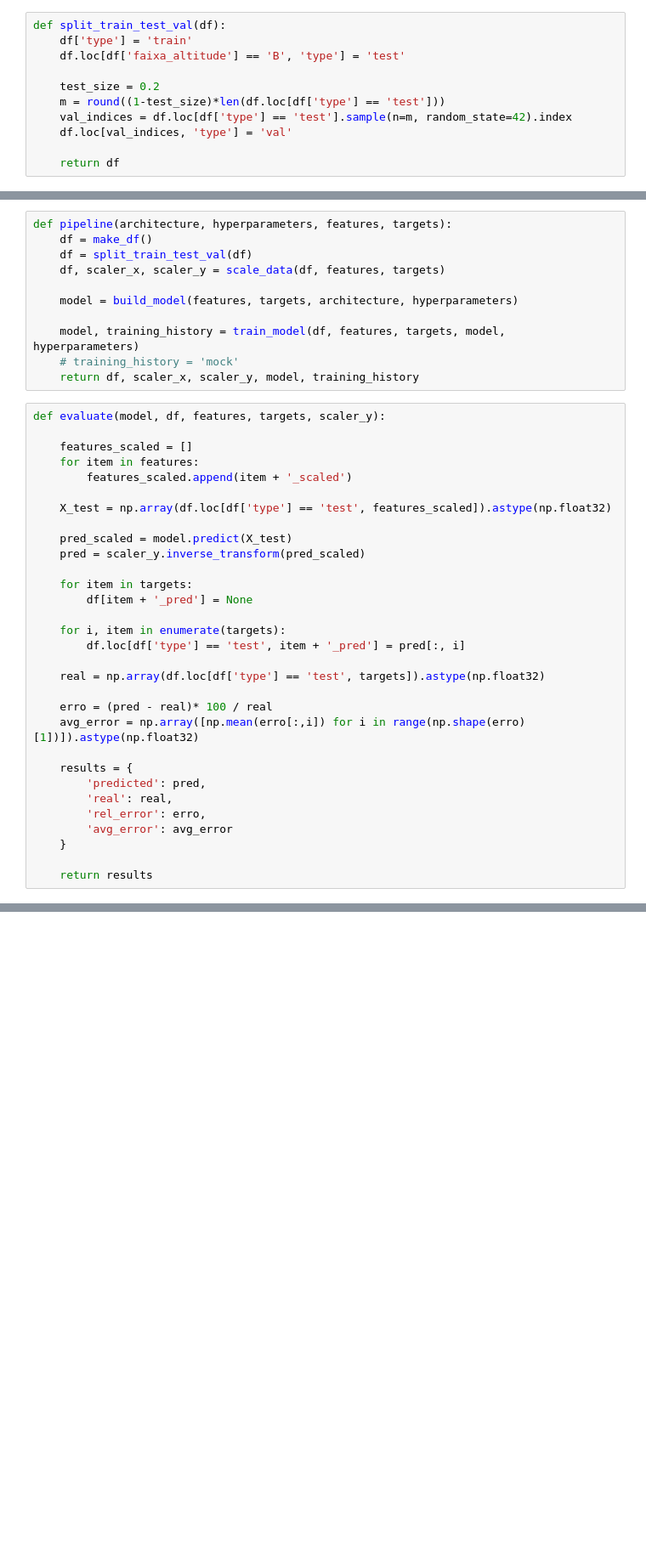
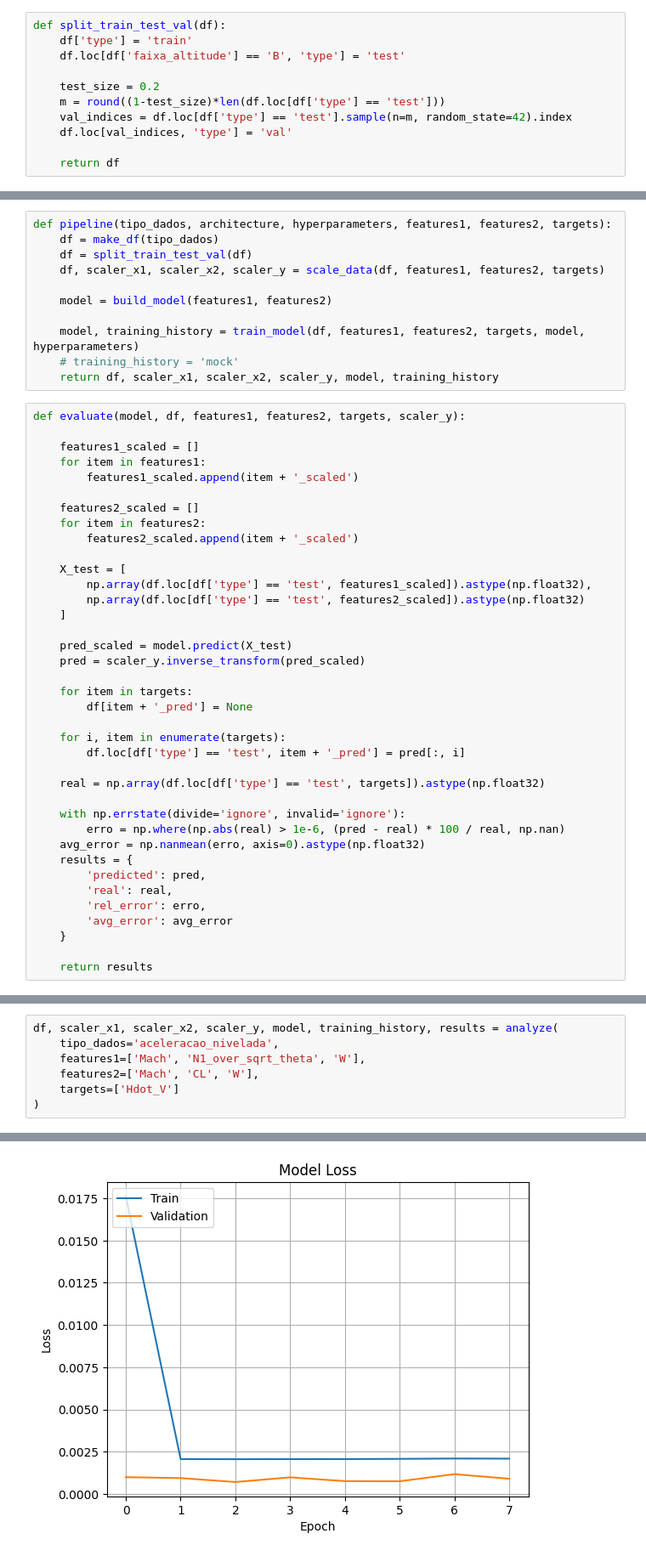
Before and after one commit to ymarcal/PMG, a Jupyter notebook: scriptPMG_refactored.ipynb, the cells around one changed output, grey strips where cells are left out. Shown at 85% size. Cells and saved outputs as stored; diff of their text form; blank space fills up the shorter version.

```diff
--- a/scriptPMG_refactored.ipynb
+++ b/scriptPMG_refactored.ipynb
@@ -212,24 +362,31 @@ def train_model(df, features, targets, model, hyperparameters):
 
     return model, training_history
 # %%
-def pipeline(architecture, hyperparameters, features, targets):
-    df = make_df()
+def pipeline(tipo_dados, architecture, hyperparameters, features1, features2, targets):
+    df = make_df(tipo_dados)
     df = split_train_test_val(df)
-    df, scaler_x, scaler_y = scale_data(df, features, targets)
+    df, scaler_x1, scaler_x2, scaler_y = scale_data(df, features1, features2, targets)
 
-    model = build_model(features, targets, architecture, hyperparameters)
+    model = build_model(features1, features2)
 
-    model, training_history = train_model(df, features, targets, model, hyperparameters)
+    model, training_history = train_model(df, features1, features2, targets, model, hyperparameters)
     # training_history = 'mock'
-    return df, scaler_x, scaler_y, model, training_history
+    return df, scaler_x1, scaler_x2, scaler_y, model, training_history
 # %%
-def evaluate(model, df, features, targets, scaler_y):
+def evaluate(model, df, features1, features2, targets, scaler_y):
 
-    features_scaled = []
-    for item in features:
-        features_scaled.append(item + '_scaled')
+    features1_scaled = []
+    for item in features1:
+        features1_scaled.append(item + '_scaled')
 
-    X_test = np.array(df.loc[df['type'] == 'test', features_scaled]).astype(np.float32)
+    features2_scaled = []
+    for item in features2:
+        features2_scaled.append(item + '_scaled')
+
+    X_test = [
+        np.array(df.loc[df['type'] == 'test', features1_scaled]).astype(np.float32),
+        np.array(df.loc[df['type'] == 'test', features2_scaled]).astype(np.float32)
+    ]
 
     pred_scaled = model.predict(X_test)
     pred = scaler_y.inverse_transform(pred_scaled)
@@ -242,9 +399,9 @@ def evaluate(model, df, features, targets, scaler_y):
 
     real = np.array(df.loc[df['type'] == 'test', targets]).astype(np.float32)
 
-    erro = (pred - real)* 100 / real
-    avg_error = np.array([np.mean(erro[:,i]) for i in range(np.shape(erro)[1])]).astype(np.float32)
-
+    with np.errstate(divide='ignore', invalid='ignore'):
+        erro = np.where(np.abs(real) > 1e-6, (pred - real) * 100 / real, np.nan)
+    avg_error = np.nanmean(erro, axis=0).astype(np.float32)
     results = {
         'predicted': pred,
         'real': real,
@@ -320,0 +541,8 @@ def analyze (features,
+# %%
+df, scaler_x1, scaler_x2, scaler_y, model, training_history, results = analyze(
+    tipo_dados='aceleracao_nivelada',
+    features1=['Mach', 'N1_over_sqrt_theta', 'W'],
+    features2=['Mach', 'CL', 'W'],
+    targets=['Hdot_V']
+)
+# %% [output]
@@ -320,0 +567 @@ def analyze (features,
+[figure, added]
```
Also changed, not shown: parts of 13 cells of this notebook.
